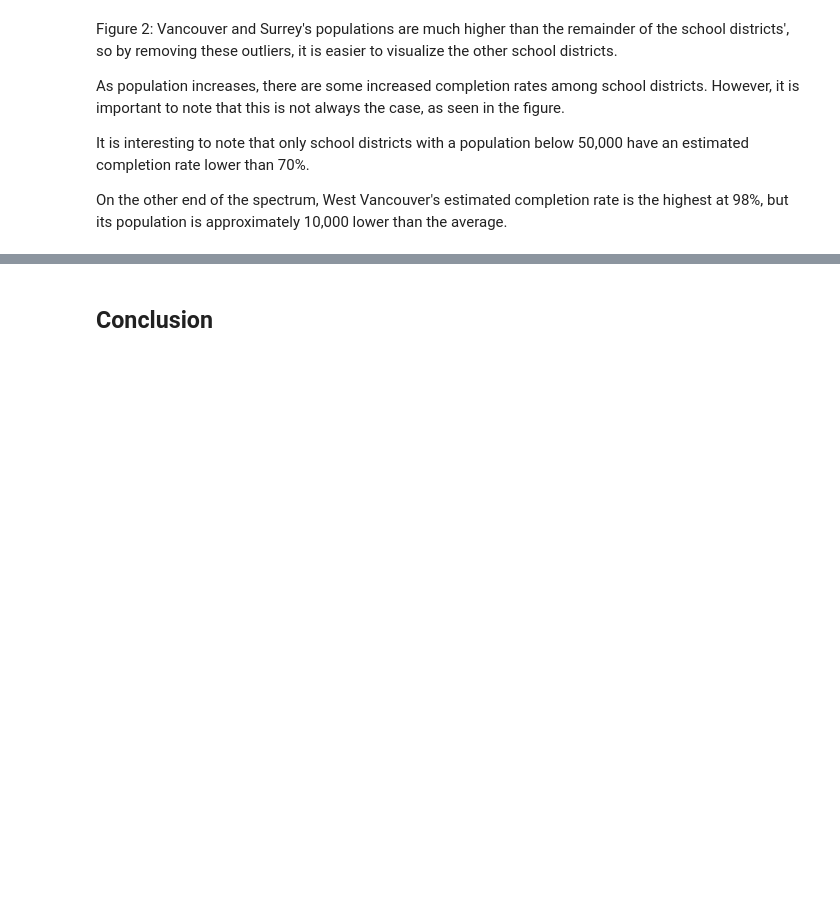
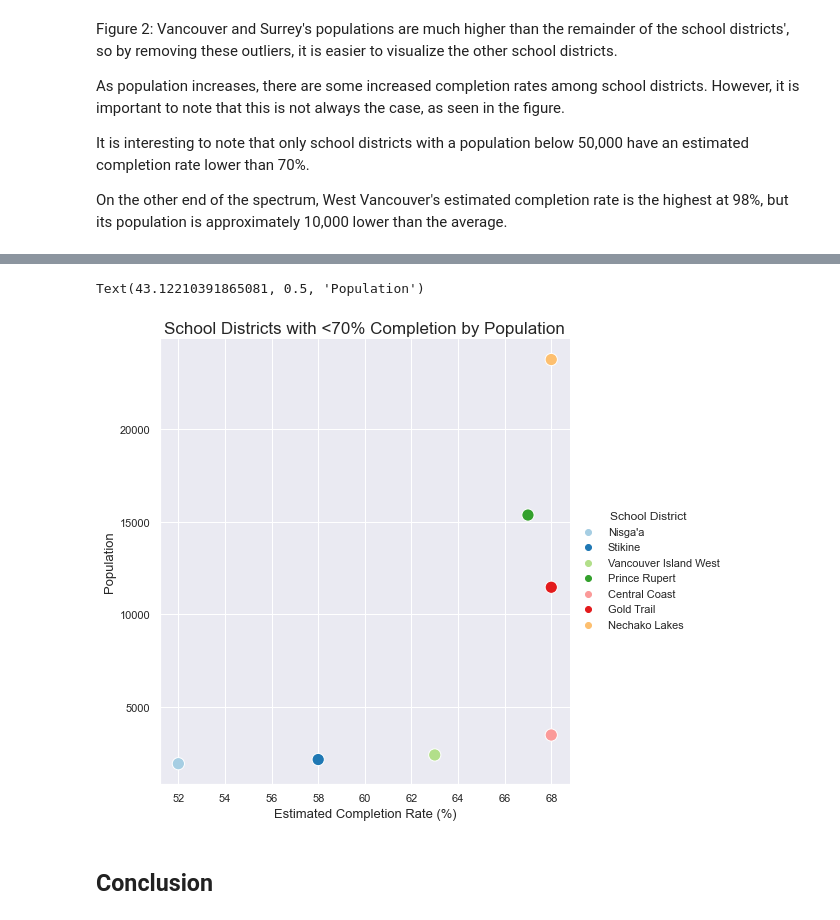
Before and after one commit to ubco-W2022T1-cosc301/project-group19, a Jupyter notebook: notebooks/analysis2.ipynb, the cells around one changed output, grey strips where cells are left out. Cells and saved outputs as stored; diff of their text form; code cells hidden in the pictures; blank space fills up the shorter version.

```diff
--- a/notebooks/analysis2.ipynb
+++ b/notebooks/analysis2.ipynb
@@ -643,3 +643,8 @@ As population increases, there are some increased completion rates among school
 It is interesting to note that only school districts with a population below 50,000 have an estimated completion rate lower than 70%.
 
 On the other end of the spectrum, West Vancouver's estimated completion rate is the highest at 98%, but its population is approximately 10,000 lower than the average.
+# %%
+
+LowCRdata = cleanData.sort_values(by=['Estimated Completion Rate'], ascending=True)
+LowCRdata = LowCRdata[:-45]
+LowCRdata
@@ -646,3 +661,19 @@ On the other end of the spectrum, West Vancouver's estimated completion rate is
+# %%
+sns.set_style('darkgrid')
+sns.set_palette('pastel')
+
+
+sns.despine(f)
+
+sns.relplot(x="Estimated Completion Rate", y="Population", hue="School District",
+            palette = "Paired", alpha=1,height=7, data=LowCRdata,
+            s = 150, kind= "scatter").set(title = "Top 10 Completion Rates by Population (%)")
+plt.title("School Districts with <70% Completion by Population", fontsize=17)
+plt.xlabel("Estimated Completion Rate (%)", fontsize=13)
+plt.ylabel("Population", fontsize=13)
+# %% [output]
+Text(43.12210391865081, 0.5, 'Population')
+[figure, added]
 # %% [markdown]
 ## Conclusion
 # %% [markdown]
```
Also changed, not shown: parts of 1 cell of this notebook, 2 other files.
